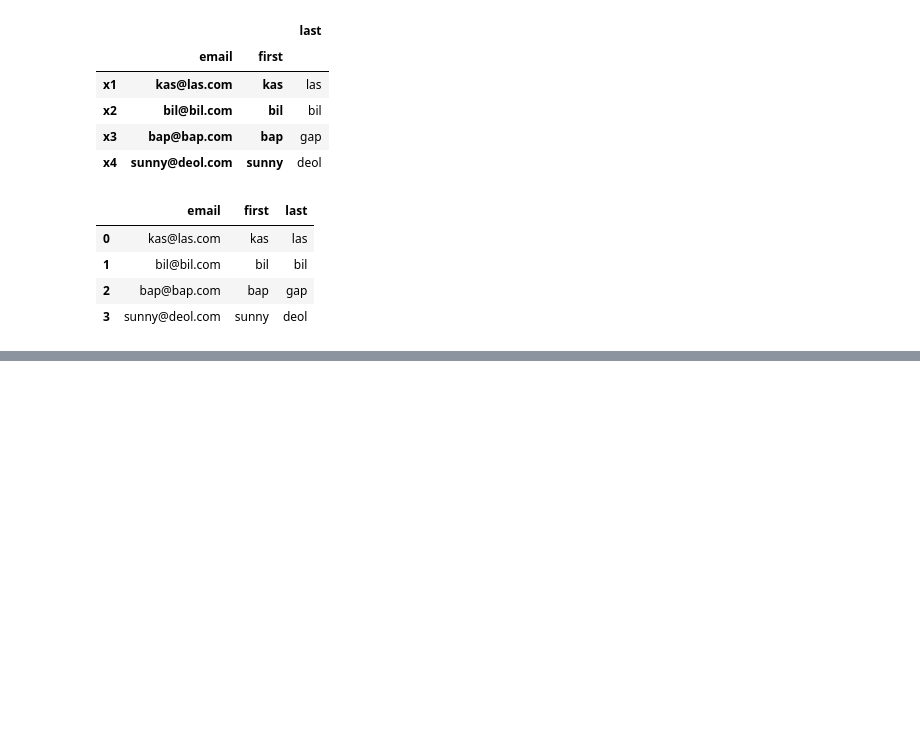
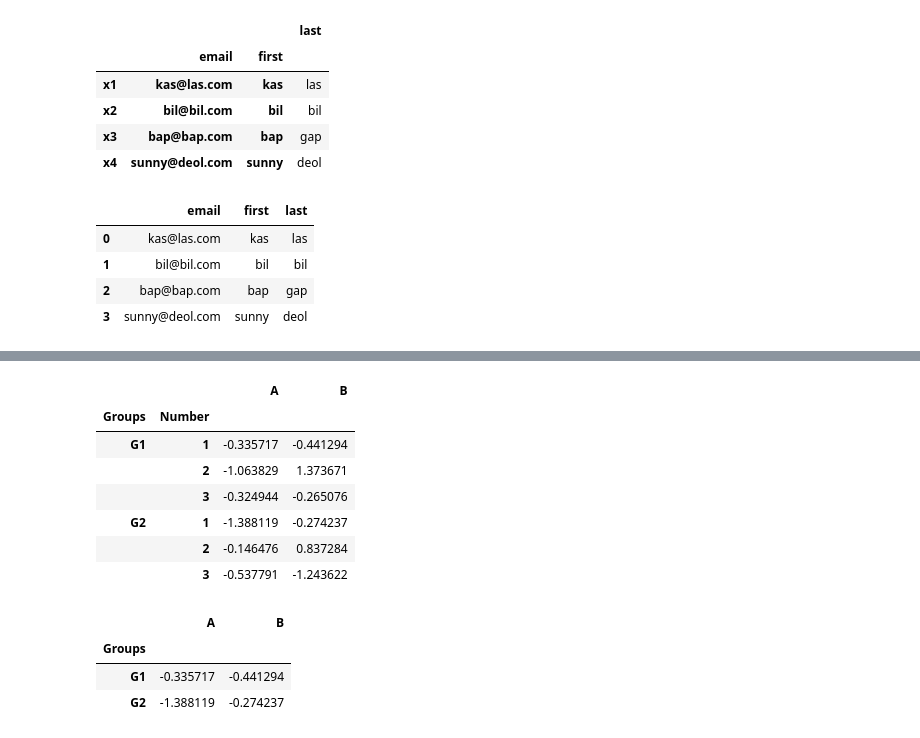
Before and after one commit to CoderTag/DataScience, a Jupyter notebook: PandasTutorial/01_index.ipynb, the cells around one changed output, grey strips where cells are left out. Saved outputs shown, nothing was run; the diff lists cells and outputs as text; code cells hidden in the pictures; blank space fills up the shorter version.

```diff
--- a/PandasTutorial/01_index.ipynb
+++ b/PandasTutorial/01_index.ipynb
@@ -210,7 +209,9 @@ df
 # %%
 # Index can be define while loading the csv file
 df = pd.read_csv("data/survey_results_public.csv",index_col='Respondent')
-df
+pd.set_option('display.max_rows', 50)
+pd.set_option('display.max_columns', 90)
+df.head(4)
 # %% [output]
 |  | MainBranch | Hobbyist | OpenSourcer | OpenSource | Employment | Country | Student | EdLevel | ... |
 | Respondent |  |  |  |  |  |  |  |  | ... |
@@ -229,4 +222,7 @@ df
 # %%
-schema_df = pd.read_csv("data/survey_results_schema.csv",index_col='qid')
+# schema_df = pd.read_csv("data/survey_results_schema.csv",index_col='qid')
+schema_df = pd.read_csv("data/survey_results_public.csv")
 pd.set_option('display.max_rows', 50)
+pd.set_option('display.max_columns', 90)
+schema_df.head(2)
 # %% [output]
@@ -272,0 +270,7 @@ schema_df.sort_index()
+# %%
+# Index
+outside = ['G1','G1','G1','G2','G2','G2']
+inside = [1,2,3,1,2,3]
+hier_index = list(zip(outside,inside))
+hier_index = pd.MultiIndex.from_tuples(hier_index)
+hier_index
@@ -272,0 +285,3 @@ schema_df.sort_index()
+# %%
+df = pd.DataFrame(np.random.randn(6,2),hier_index,['A','B'])
+df
@@ -272,0 +330,20 @@ schema_df.sort_index()
+# %%
+df.index.names = ['Groups','Number']
+df
+# %% [output]
+|  |  | A | B |
+| Groups | Number |  |  |
+| G1 | 1 | -0.335717 | -0.441294 |
+|  | 2 | -1.063829 | 1.373671 |
+|  | 3 | -0.324944 | -0.265076 |
+| G2 | 1 | -1.388119 | -0.274237 |
+|  | 2 | -0.146476 | 0.837284 |
+|  | 3 | -0.537791 | -1.243622 |
+# %%
+# Grab only numnber 1 from both groups
+df.xs(1,level='Number')
+# %% [output]
+|  | A | B |
+| Groups |  |  |
+| G1 | -0.335717 | -0.441294 |
+| G2 | -1.388119 | -0.274237 |
```
Also changed, not shown: parts of 16 cells of this notebook, 1 other file.
